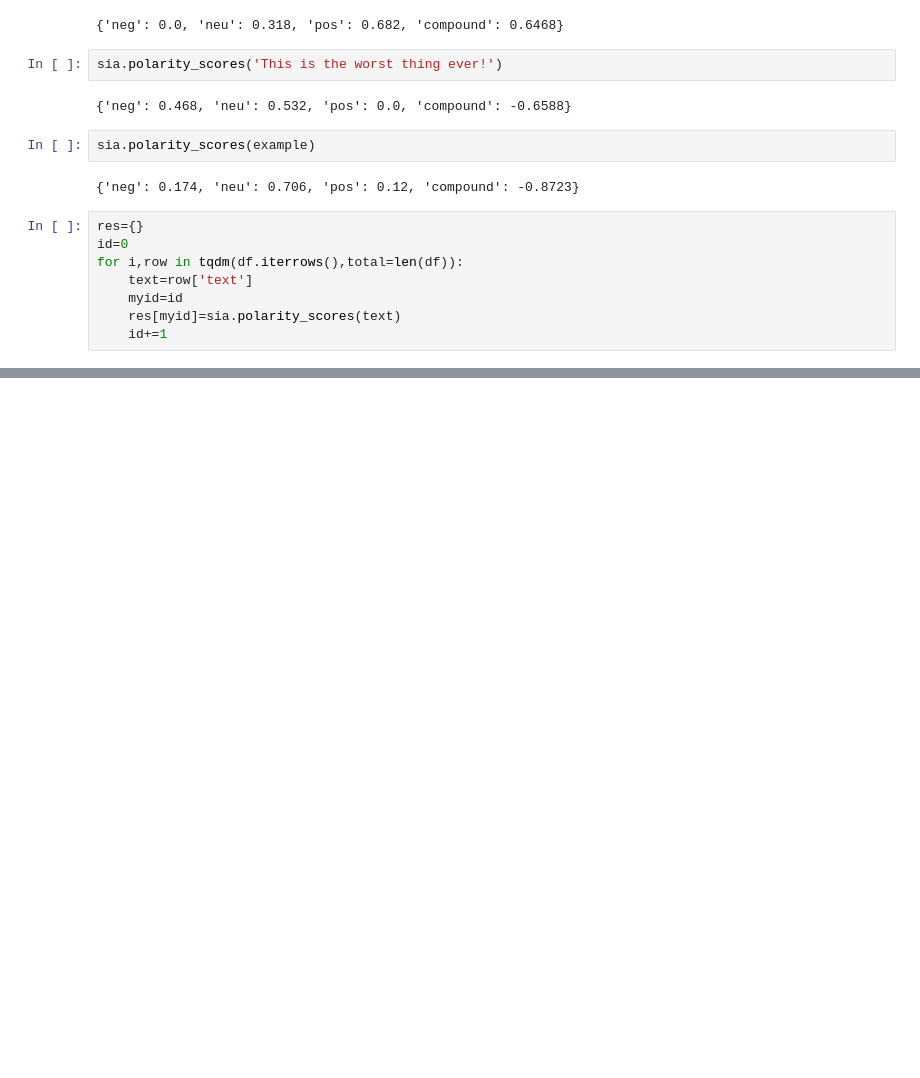
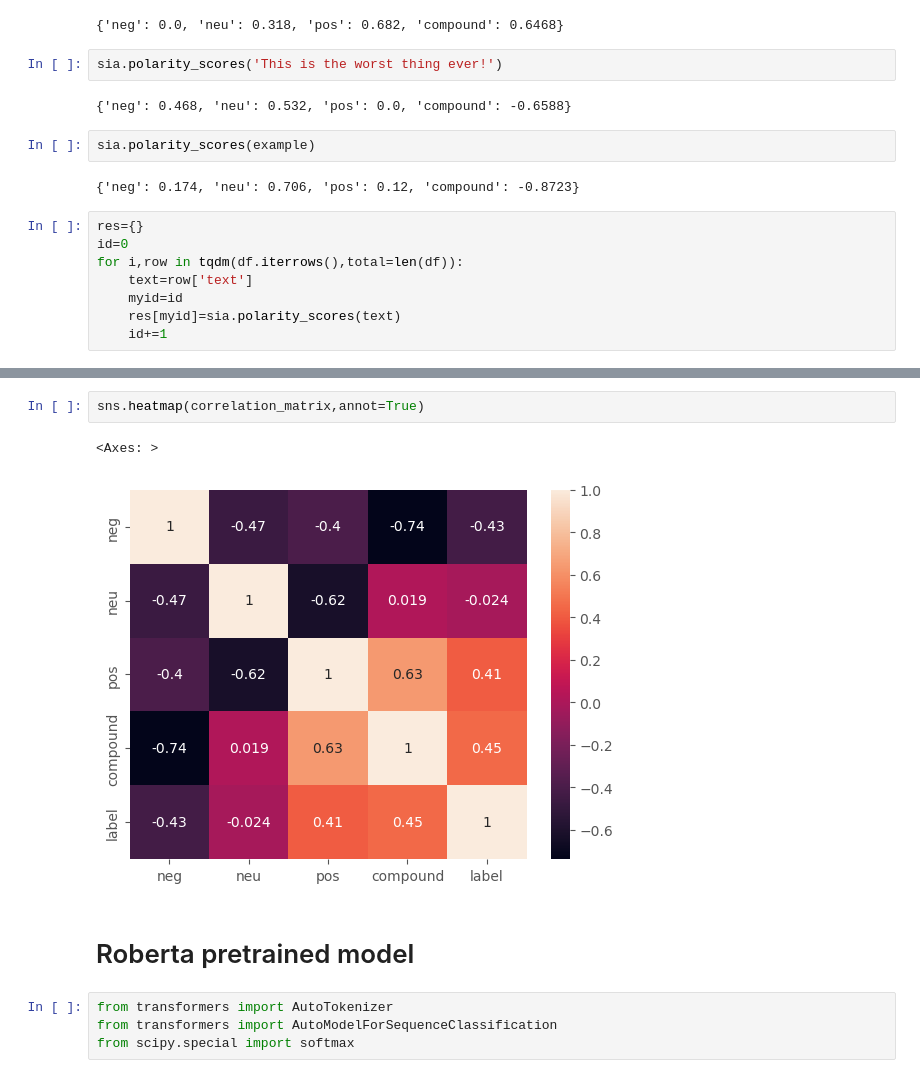
Before and after one commit to tommf00/Data-Science-Portfolio, a Jupyter notebook: Sentiment Analysis IMDB/sentiment_analysis_imdb.ipynb, the cells around one changed output, grey strips where cells are left out. Cells and saved outputs as stored; diff of their text form; blank space fills up the shorter version.

```diff
--- a/Sentiment Analysis IMDB/sentiment_analysis_imdb.ipynb
+++ b/Sentiment Analysis IMDB/sentiment_analysis_imdb.ipynb
@@ -151,0 +182,11 @@ vaders
+# %%
+sns.heatmap(correlation_matrix,annot=True)
+# %% [output]
+<Axes: >
+[figure, added]
+# %% [markdown]
+# Roberta pretrained model
+# %%
+from transformers import AutoTokenizer
+from transformers import AutoModelForSequenceClassification
+from scipy.special import softmax
```
Also changed, not shown: parts of 25 cells of this notebook.
